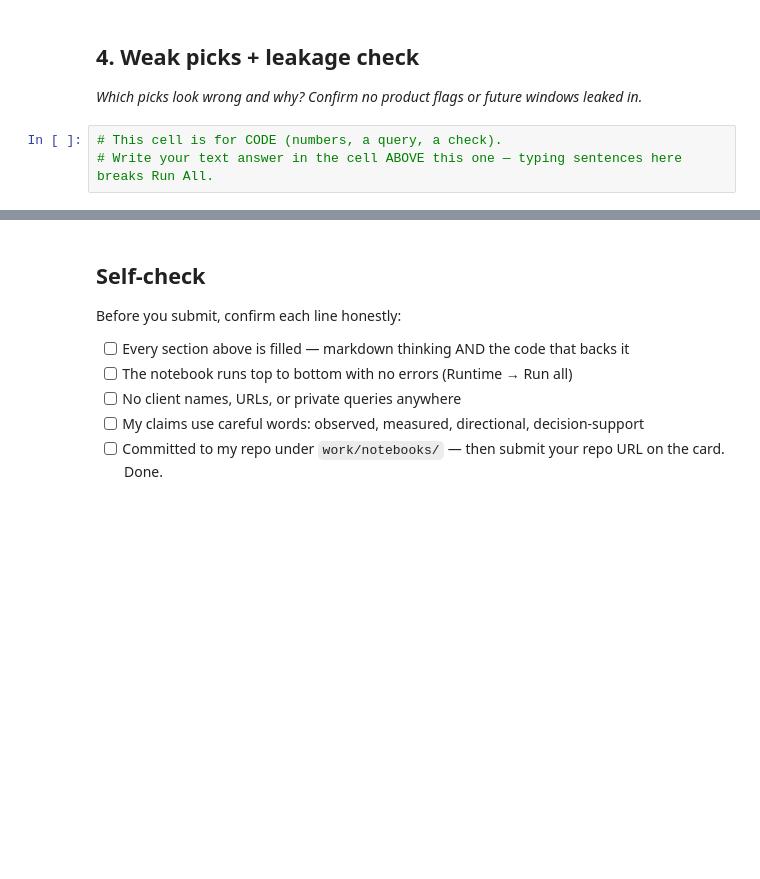
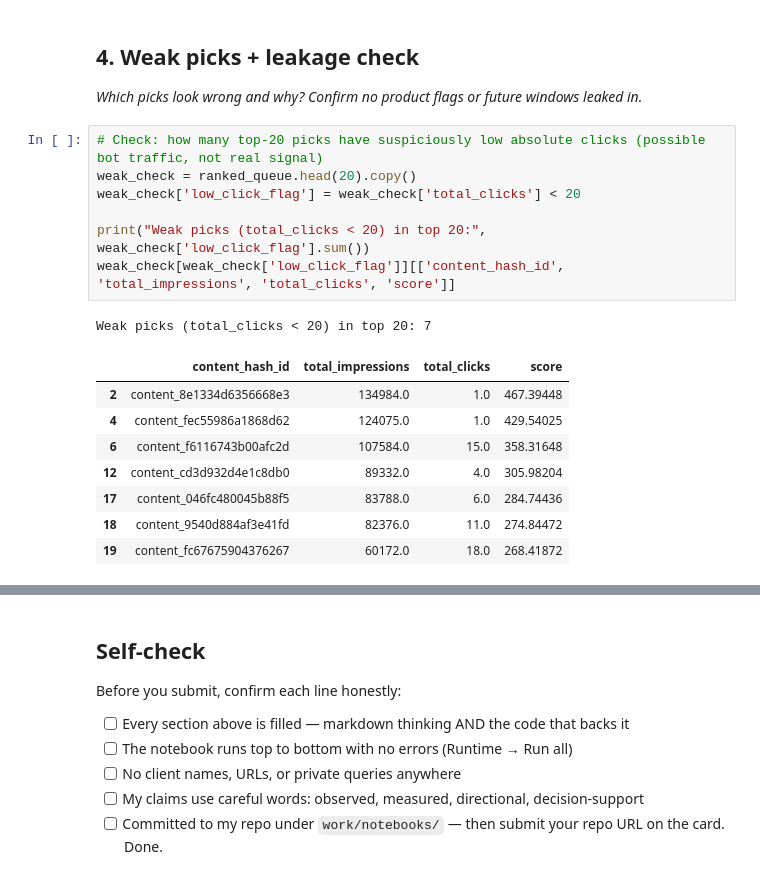
Before and after one commit to Ariba86/flyrank-ml-internship, a Jupyter notebook: work/notebooks/w04_baseline_score.ipynb, the cells around one changed output, grey strips where cells are left out. Saved outputs shown, nothing was run; the diff lists cells and outputs as text; blank space fills up the shorter version.

```diff
--- a/work/notebooks/w04_baseline_score.ipynb
+++ b/work/notebooks/w04_baseline_score.ipynb
@@ -31,6 +310,20 @@ This skeleton is yours to fill. Work the sections **in order** — each one has
 ## 4. Weak picks + leakage check
 
 *Which picks look wrong and why? Confirm no product flags or future windows leaked in.*
-# %%
-# This cell is for CODE (numbers, a query, a check).
-# Write your text answer in the cell ABOVE this one — typing sentences here breaks Run All.
+# %%
+# Check: how many top-20 picks have suspiciously low absolute clicks (possible bot traffic, not real signal)
+weak_check = ranked_queue.head(20).copy()
+weak_check['low_click_flag'] = weak_check['total_clicks'] < 20
+
+print("Weak picks (total_clicks < 20) in top 20:", weak_check['low_click_flag'].sum())
+weak_check[weak_check['low_click_flag']][['content_hash_id', 'total_impressions', 'total_clicks', 'score']]
+# %% [output]
+Weak picks (total_clicks < 20) in top 20: 7
+|  | content_hash_id | total_impressions | total_clicks | score |
+| 2 | content_8e1334d6356668e3 | 134984.0 | 1.0 | 467.39448 |
+| 4 | content_fec55986a1868d62 | 124075.0 | 1.0 | 429.54025 |
+| 6 | content_f6116743b00afc2d | 107584.0 | 15.0 | 358.31648 |
+| 12 | content_cd3d932d4e1c8db0 | 89332.0 | 4.0 | 305.98204 |
+| 17 | content_046fc480045b88f5 | 83788.0 | 6.0 | 284.74436 |
+| 18 | content_9540d884af3e41fd | 82376.0 | 11.0 | 274.84472 |
+| 19 | content_fc67675904376267 | 60172.0 | 18.0 | 268.41872 |
```
Also changed, not shown: parts of 13 cells of this notebook.
